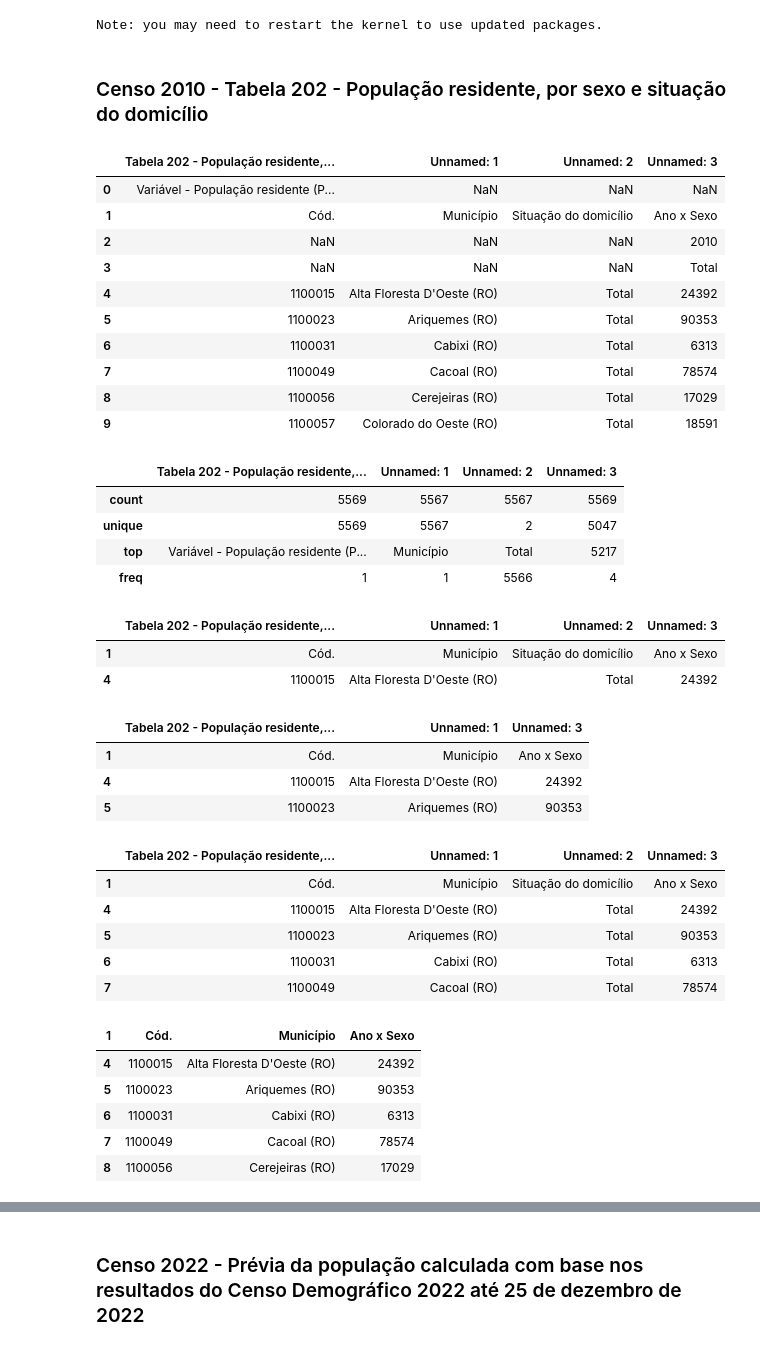
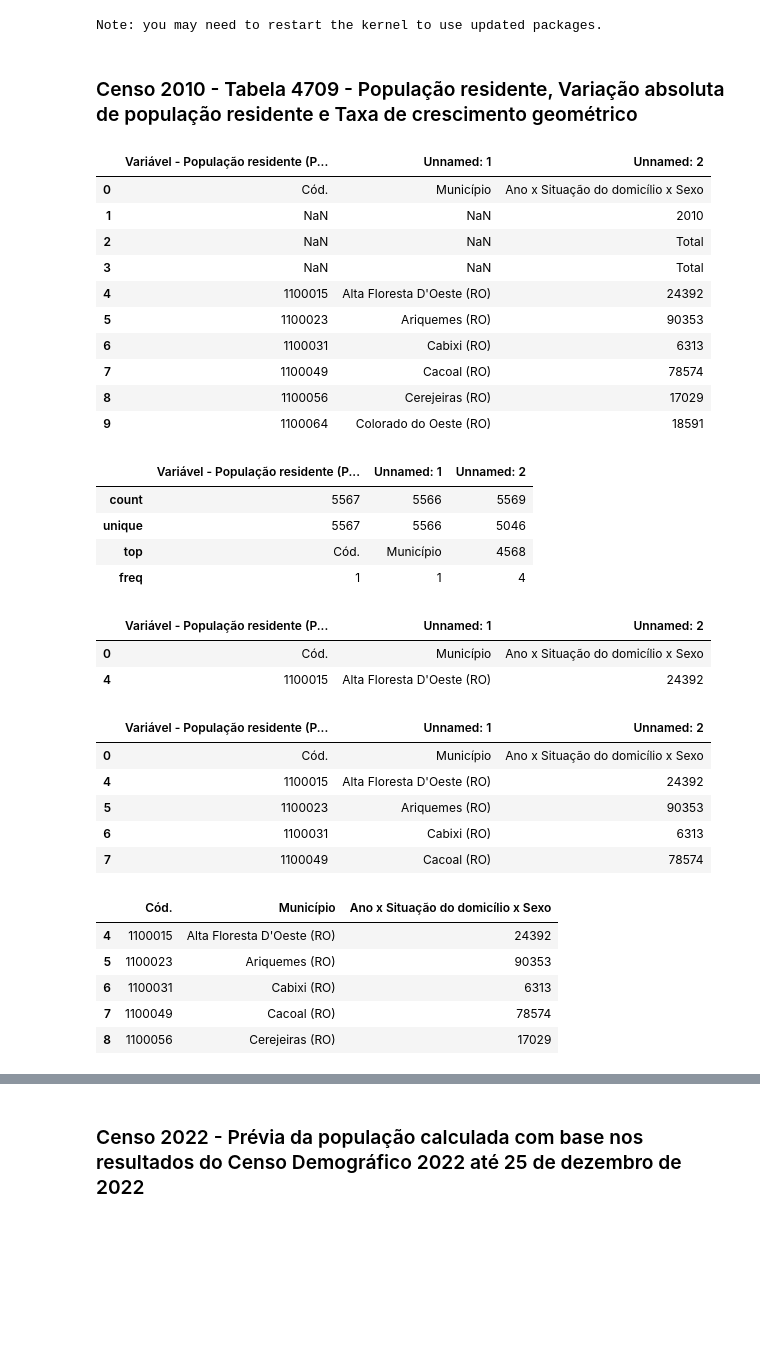
Before and after one commit to heliomacedofilho/projetos-do-bootcamp-analise-de-dados-enap-2023, a Jupyter notebook: presenca_das_politicas_publicas_sociais_nos_municipios/cadunico.ipynb, the cells around one changed output, grey strips where cells are left out. Saved outputs shown, nothing was run; the diff lists cells and outputs as text; code cells hidden in the pictures; blank space fills up the shorter version.

```diff
--- a/presenca_das_politicas_publicas_sociais_nos_municipios/cadunico.ipynb
+++ b/presenca_das_politicas_publicas_sociais_nos_municipios/cadunico.ipynb
@@ -939,64 +939,57 @@ Note: you may need to restart the kernel to use updated packages.
 import pandas as pd
 import xlrd
 # %% [markdown]
-### Censo 2010 - Tabela 202 - População residente, por sexo e situação do domicílio
+### Censo 2010 - Tabela 4709 - População residente, Variação absoluta de população residente e Taxa de crescimento geométrico
 # %%
-pop_censo_2010 = pd.read_excel(caminho_pop_censo_2010)
+pop_censo_2010 = pd.read_excel(caminho_pop_censo_2010,
+                                skiprows = 1,
+                                dtype = 'str')
 pop_censo_2010.head(10)
 # %% [output]
-|  | Tabela 202 - População residente,... | Unnamed: 1 | Unnamed: 2 | Unnamed: 3 |
-| 0 | Variável - População residente (P... | NaN | NaN | NaN |
-| 1 | Cód. | Município | Situação do domicílio | Ano x Sexo |
-| 2 | NaN | NaN | NaN | 2010 |
-| 3 | NaN | NaN | NaN | Total |
-| 4 | 1100015 | Alta Floresta D'Oeste (RO) | Total | 24392 |
-| 5 | 1100023 | Ariquemes (RO) | Total | 90353 |
-| 6 | 1100031 | Cabixi (RO) | Total | 6313 |
-| 7 | 1100049 | Cacoal (RO) | Total | 78574 |
-| 8 | 1100056 | Cerejeiras (RO) | Total | 17029 |
-| 9 | 1100057 | Colorado do Oeste (RO) | Total | 18591 |
+|  | Variável - População residente (P... | Unnamed: 1 | Unnamed: 2 |
+| 0 | Cód. | Município | Ano x Situação do domicílio x Sexo |
+| 1 | NaN | NaN | 2010 |
+| 2 | NaN | NaN | Total |
+| 3 | NaN | NaN | Total |
+| 4 | 1100015 | Alta Floresta D'Oeste (RO) | 24392 |
+| 5 | 1100023 | Ariquemes (RO) | 90353 |
+| 6 | 1100031 | Cabixi (RO) | 6313 |
+| 7 | 1100049 | Cacoal (RO) | 78574 |
+| 8 | 1100056 | Cerejeiras (RO) | 17029 |
+| 9 | 1100064 | Colorado do Oeste (RO) | 18591 |
 # %%
 pop_censo_2010.describe()
 # %% [output]
-|  | Tabela 202 - População residente,... | Unnamed: 1 | Unnamed: 2 | Unnamed: 3 |
-| count | 5569 | 5567 | 5567 | 5569 |
-| unique | 5569 | 5567 | 2 | 5047 |
-| top | Variável - População residente (P... | Município | Total | 5217 |
-| freq | 1 | 1 | 5566 | 4 |
+|  | Variável - População residente (P... | Unnamed: 1 | Unnamed: 2 |
+| count | 5567 | 5566 | 5569 |
+| unique | 5567 | 5566 | 5046 |
+| top | Cód. | Município | 4568 |
+| freq | 1 | 1 | 4 |
 # %%
 #limpando a base do Censo 2010
 pop_censo_2010 = pop_censo_2010.dropna(how='any')
 pop_censo_2010.head(2)
 # %% [output]
-|  | Tabela 202 - População residente,... | Unnamed: 1 | Unnamed: 2 | Unnamed: 3 |
-| 1 | Cód. | Município | Situação do domicílio | Ano x Sexo |
-| 4 | 1100015 | Alta Floresta D'Oeste (RO) | Total | 24392 |
+|  | Variável - População residente (P... | Unnamed: 1 | Unnamed: 2 |
+| 0 | Cód. | Município | Ano x Situação do domicílio x Sexo |
+| 4 | 1100015 | Alta Floresta D'Oeste (RO) | 24392 |
-# %%
-#filtrando os rótulos das linhas e colunas necessárias
-pop_censo_2010.iloc[[0,1,2],[0,1,3]]
-# %% [output]
-|  | Tabela 202 - População residente,... | Unnamed: 1 | Unnamed: 3 |
-| 1 | Cód. | Município | Ano x Sexo |
-| 4 | 1100015 | Alta Floresta D'Oeste (RO) | 24392 |
-| 5 | 1100023 | Ariquemes (RO) | 90353 |
 # %%
 pop_censo_2010.head()
 # %% [output]
-|  | Tabela 202 - População residente,... | Unnamed: 1 | Unnamed: 2 | Unnamed: 3 |
-| 1 | Cód. | Município | Situação do domicílio | Ano x Sexo |
-| 4 | 1100015 | Alta Floresta D'Oeste (RO) | Total | 24392 |
-| 5 | 1100023 | Ariquemes (RO) | Total | 90353 |
-| 6 | 1100031 | Cabixi (RO) | Total | 6313 |
-| 7 | 1100049 | Cacoal (RO) | Total | 78574 |
+|  | Variável - População residente (P... | Unnamed: 1 | Unnamed: 2 |
+| 0 | Cód. | Município | Ano x Situação do domicílio x Sexo |
+| 4 | 1100015 | Alta Floresta D'Oeste (RO) | 24392 |
+| 5 | 1100023 | Ariquemes (RO) | 90353 |
+| 6 | 1100031 | Cabixi (RO) | 6313 |
+| 7 | 1100049 | Cacoal (RO) | 78574 |
 # %%
 #Transformando a 1ª linha em nome das colunas
 pop_censo_2010.columns = pop_censo_2010.iloc[0]
 pop_censo_2010 = pop_censo_2010[1:]
 # %%
-pop_censo_2010.drop(columns=['Situação do domicílio'], inplace=True)
 pop_censo_2010.head()
 # %% [output]
-| 1 | Cód. | Município | Ano x Sexo |
+|  | Cód. | Município | Ano x Situação do domicílio x Sexo |
 | 4 | 1100015 | Alta Floresta D'Oeste (RO) | 24392 |
 | 5 | 1100023 | Ariquemes (RO) | 90353 |
 | 6 | 1100031 | Cabixi (RO) | 6313 |
```
Also changed, not shown: parts of 137 cells of this notebook.
